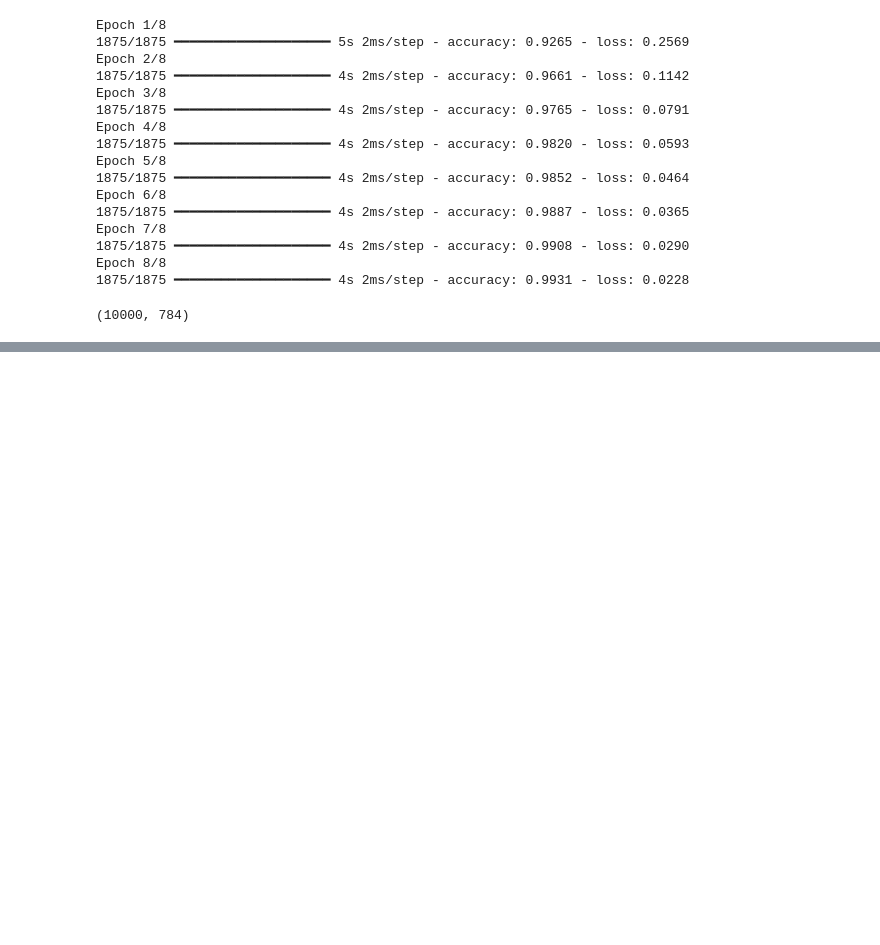
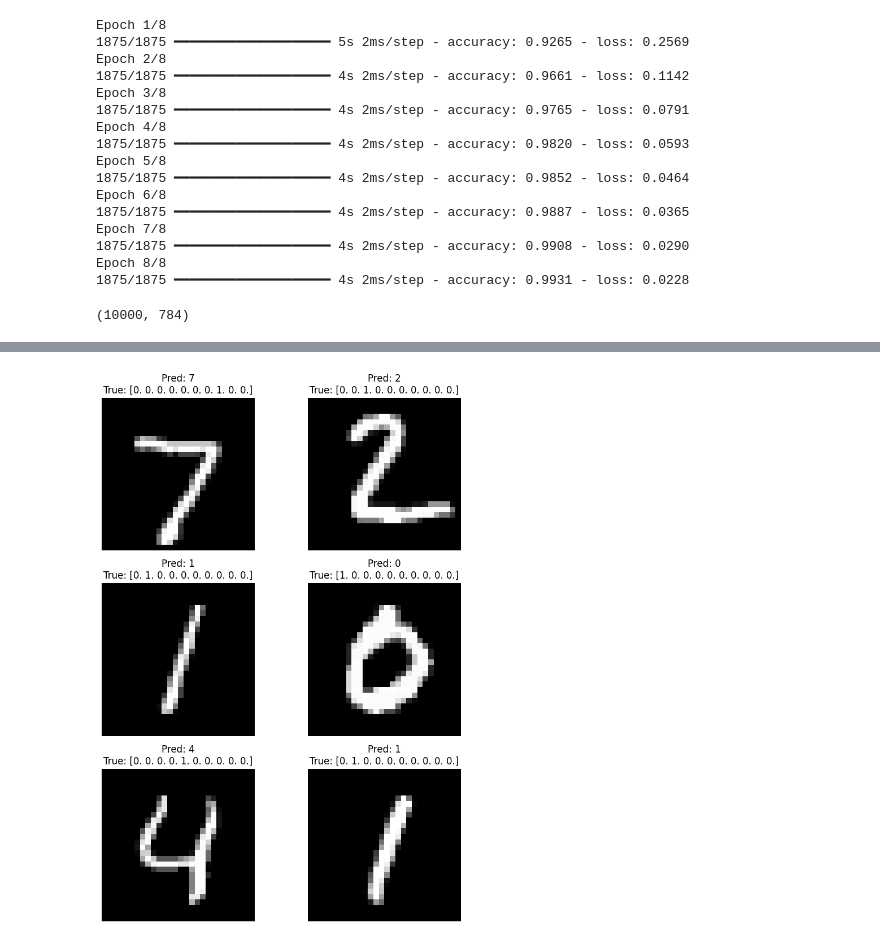
Before and after one commit to 4nglp/deep_learning, a Jupyter notebook: TP_1/mnist_digits_calassification.ipynb, the cells around one changed output, grey strips where cells are left out. Cells and saved outputs as stored; diff of their text form; code cells hidden in the pictures; blank space fills up the shorter version.

```diff
--- a/TP_1/mnist_digits_calassification.ipynb
+++ b/TP_1/mnist_digits_calassification.ipynb
@@ -116,0 +139,13 @@ print(test_labels[:20])
+# %%
+predictions = model.predict(img_test[:6])
+pred_labels = np.argmax(predictions, axis=1)
+plt.figure(figsize=(8, 10))
+for i in range(6):
+    plt.subplot(3, 2, i + 1)
+    plt.imshow(img_test[i].reshape(28, 28), cmap="gray")
+    plt.title(f"Pred: {pred_labels[i]}\nTrue: {lbl_test[i]}")
+    plt.axis("off")
+
+plt.tight_layout()
+plt.show()
+# %% [output]
@@ -116,0 +153 @@ print(test_labels[:20])
+[figure, added]
```
Also changed, not shown: parts of 4 cells of this notebook.
